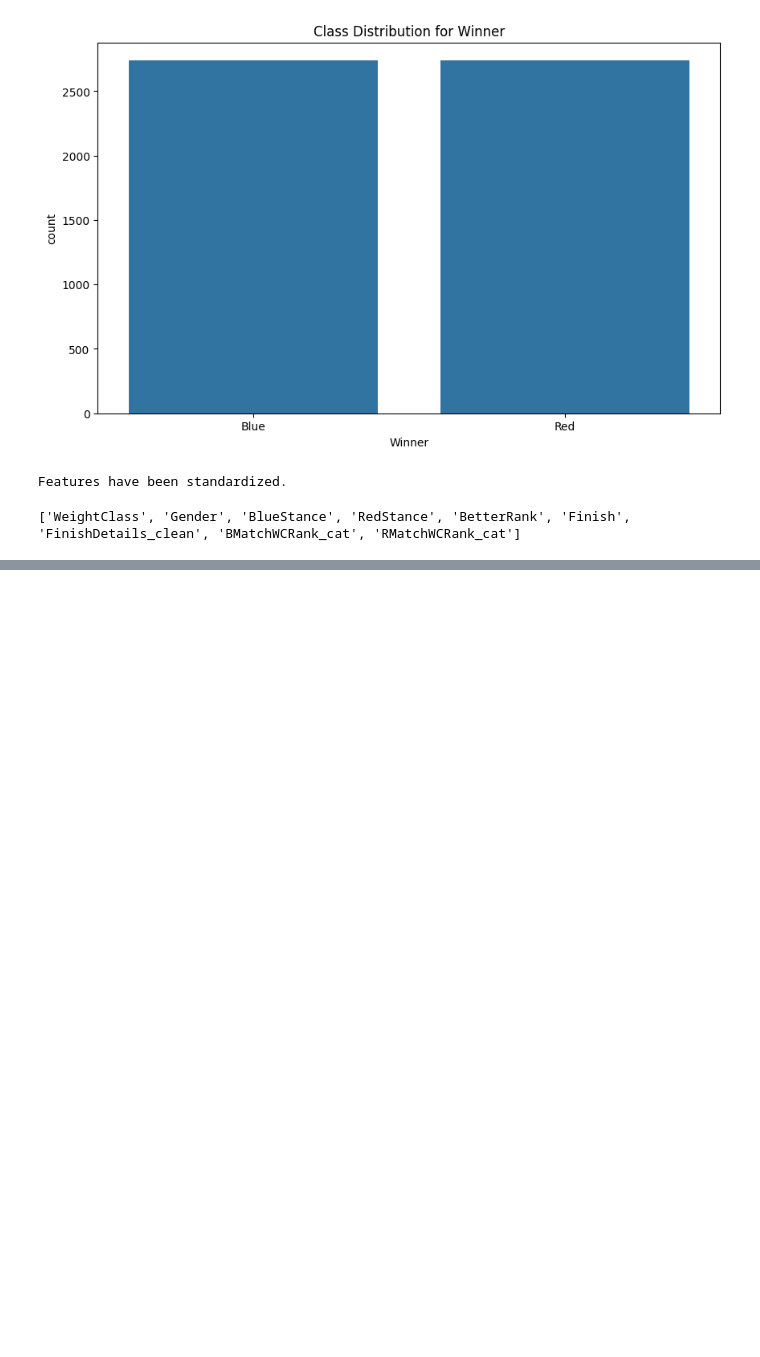
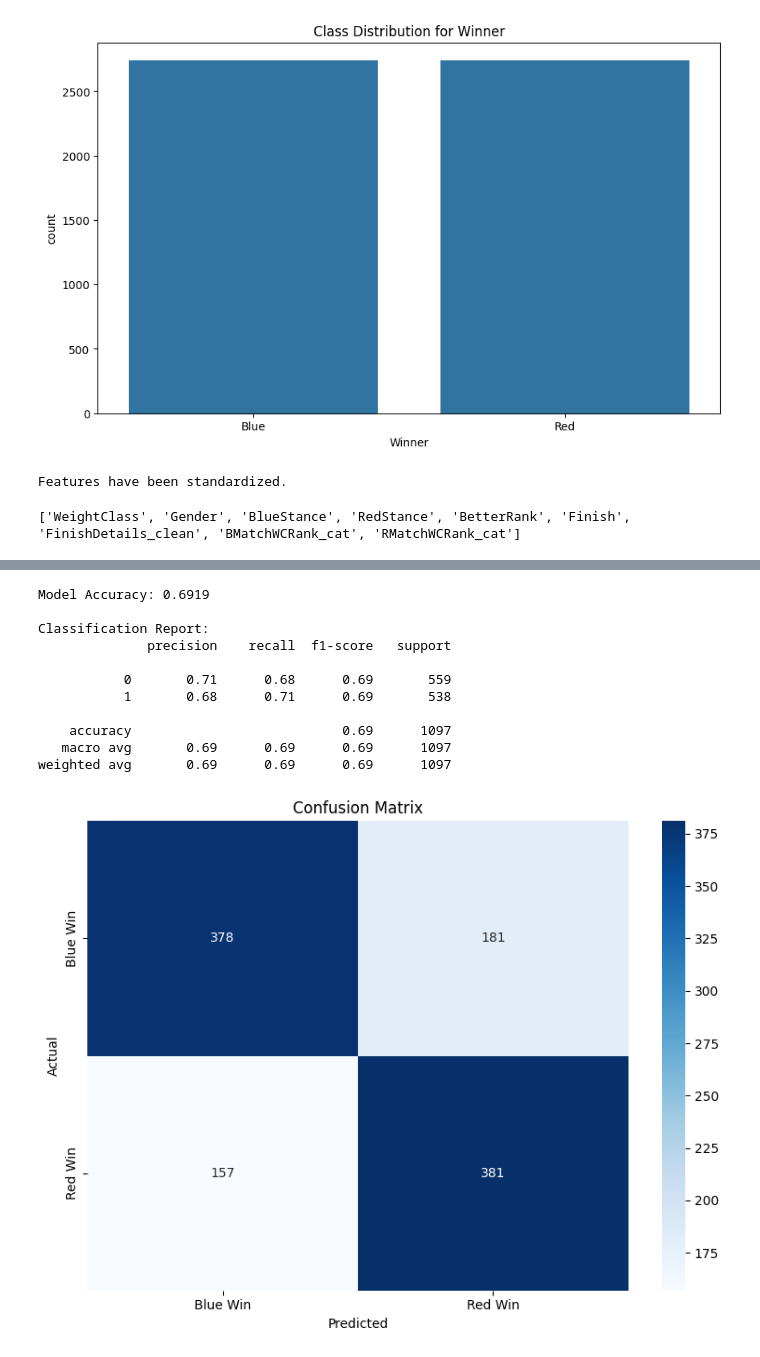
Before and after one commit to 0xPsyop/Octagon-Oracle, a Jupyter notebook: oracle.ipynb, the cells around one changed output, grey strips where cells are left out. Drawn from its saved outputs; the diff is of its cells as text; code cells hidden in the pictures; blank space fills up the shorter version.

```diff
--- a/oracle.ipynb
+++ b/oracle.ipynb
@@ -371,0 +389,4 @@ Top selected features: ['RedOdds', 'BlueOdds', 'RedExpectedValue', 'BlueExpected
+# %%
+# Split the data into training and testing sets
+
+X_train, X_test, y_train, y_test = train_test_split(X_processed, y, test_size=0.2, random_state=42)
@@ -371,0 +442,50 @@ Top selected features: ['RedOdds', 'BlueOdds', 'RedExpectedValue', 'BlueExpected
+# %%
+# 4. Train an ensemble model using StackingClassifier
+estimators = [
+    ('rf', RandomForestClassifier(n_estimators=100, random_state=42)),
+    ('xgb', xgb.XGBClassifier(random_state=42)),
+    ('lgb', lgb.LGBMClassifier(random_state=42))
+]
+
+model = StackingClassifier(
+    estimators=estimators,
+    final_estimator=LogisticRegression(),
+    cv=5
+)
+
+model.fit(X_train, y_train)
+# %%
+
+# Make predictions
+y_pred = model.predict(X_test)
+
+# Evaluate the model
+accuracy = accuracy_score(y_test, y_pred)
+print(f"Model Accuracy: {accuracy:.4f}")
+print("\nClassification Report:")
+print(classification_report(y_test, y_pred))
+
+
+cm = confusion_matrix(y_test, y_pred)
+plt.figure(figsize=(8, 6))
+sns.heatmap(cm, annot=True, fmt='d', cmap='Blues',
+            xticklabels=['Blue Win', 'Red Win'],
+            yticklabels=['Blue Win', 'Red Win'])
+plt.xlabel('Predicted')
+plt.ylabel('Actual')
+plt.title('Confusion Matrix')
+plt.tight_layout()
+plt.show()
+# %% [output]
+Model Accuracy: 0.6919
+
+Classification Report:
+              precision    recall  f1-score   support
+
+           0       0.71      0.68      0.69       559
+           1       0.68      0.71      0.69       538
+
+    accuracy                           0.69      1097
+   macro avg       0.69      0.69      0.69      1097
+weighted avg       0.69      0.69      0.69      1097
+[figure, added]
```
Also changed, not shown: parts of 12 cells of this notebook, 5 other files.
